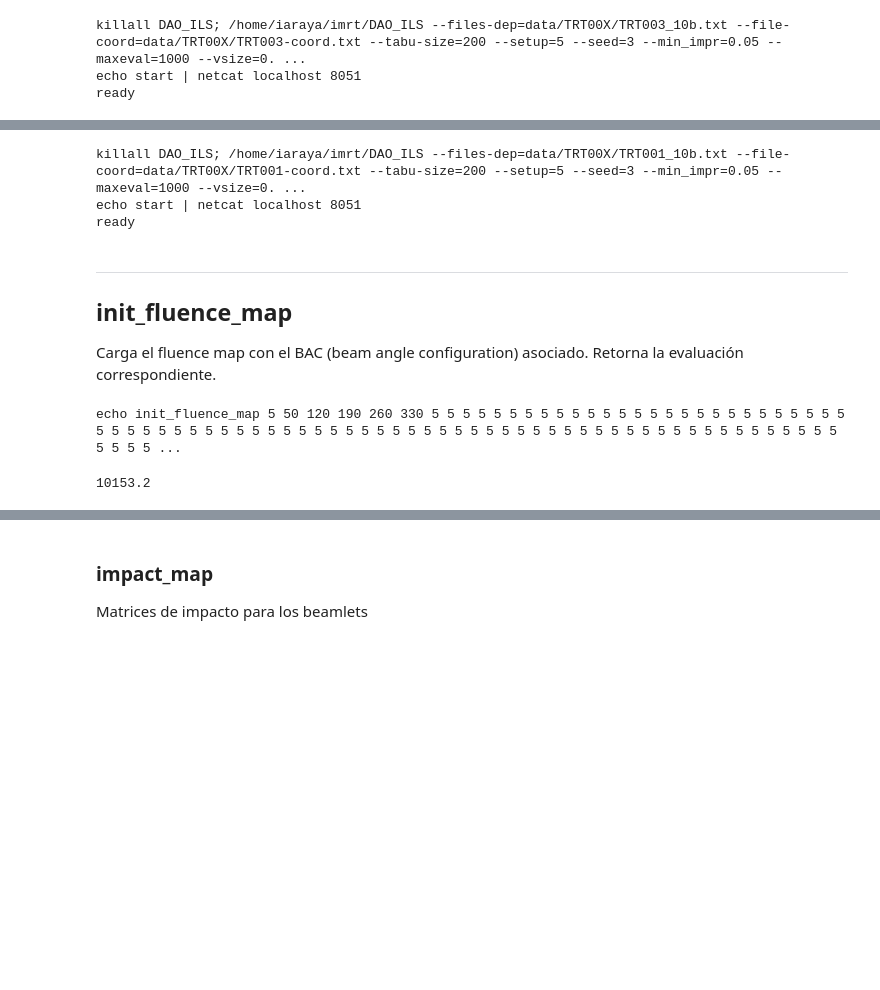
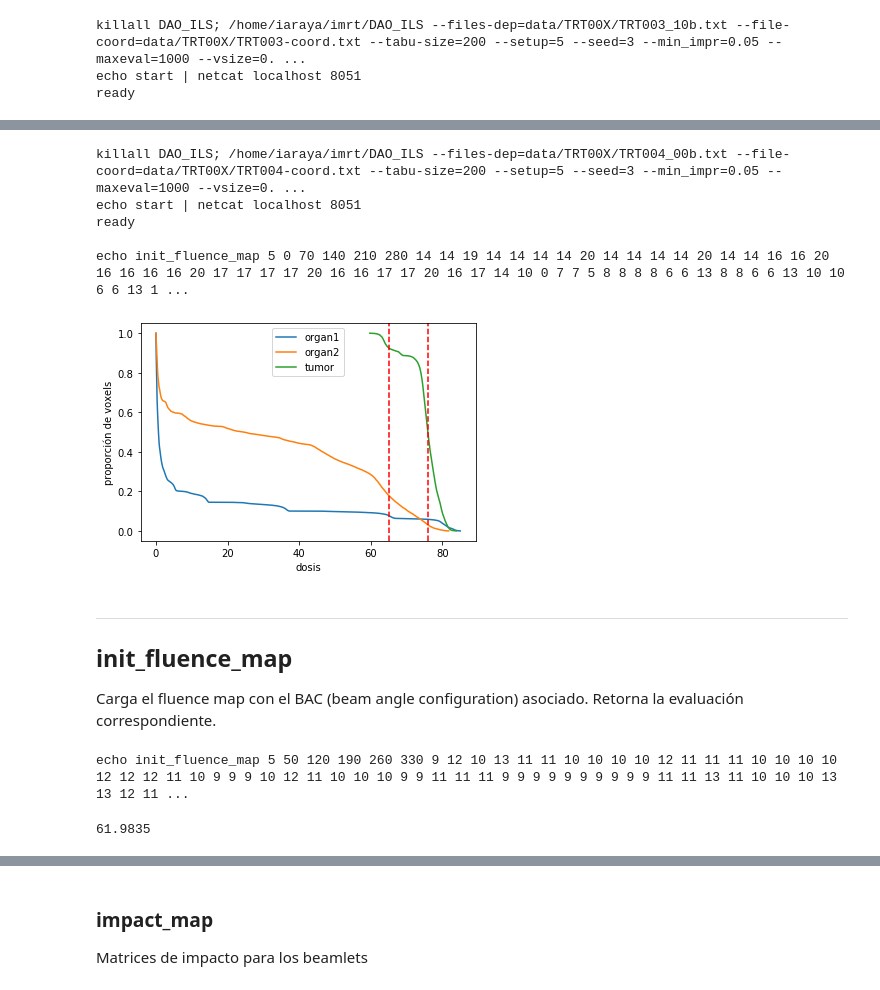
Before and after one commit to rilianx/Research, a Jupyter notebook: imrt_bao/tutorial.ipynb, the cells around one changed output, grey strips where cells are left out. Saved outputs shown, nothing was run; the diff lists cells and outputs as text; code cells hidden in the pictures; blank space fills up the shorter version.

```diff
--- a/imrt_bao/tutorial.ipynb
+++ b/imrt_bao/tutorial.ipynb
@@ -48,9 +84,18 @@ ready
+# %%
+instance = imrt.imrt("/home/iaraya/imrt", ["data/TRT00X/TRT004_00b.txt", "data/TRT00X/TRT004-coord.txt"], ssh, max_voxels=2000000, port=8051, targeted=True)
+instance.init_fluence_map(fluence_map=[14,14,19,14,14,14,14,20,14,14,14,14,20,14,14,16,16,20,16,16,16,16,20,17,17,17,17,20,16,16,17,17,20,16,17,14,10,0,7,7,5,8,8,8,8,6,6,13,8,8,6,6,13,10,10,6,6,13,10,10,8,8,5,5,5,5,10,5,5,8,11,14,10,8,8,12,8,8,8,8,11,11,8,8,8,8,14,8,8,8,8,14,8,8,8,8,14,9,9,8,8,11,11,12,19,16,16,20,15,15,13,13,15,13,13,13,13,16,13,13,13,13,16,15,15,15,15,18,16,16,15,13,20,18,15,13,20,16,13,0,5,5,5,5,5,17,7,7,10,10,17,7,7,10,10,17,10,10,10,10,17,10,10,10,10,14,10,14,10,10,5,0], \
+                          bac=[0, 70, 140, 210, 280])
+dose_vectors = instance.get_dose_vectors()
+imrt.show_dvh(dose_vectors)
+# %% [output]
+killall DAO_ILS; /home/iaraya/imrt/DAO_ILS --files-dep=data/TRT00X/TRT004_00b.txt --file-coord=data/TRT00X/TRT004-coord.txt --tabu-size=200 --setup=5 --seed=3 --min_impr=0.05 --maxeval=1000 --vsize=0. ...
+echo start | netcat localhost 8051
+ready
+
+echo init_fluence_map 5 0 70 140 210 280 14 14 19 14 14 14 14 20 14 14 14 14 20 14 14 16 16 20 16 16 16 16 20 17 17 17 17 20 16 16 17 17 20 16 17 14 10 0 7 7 5 8 8 8 8 6 6 13 8 8 6 6 13 10 10 6 6 13 1 ...
+[figure, added]
 # %%
-instance = imrt.imrt("/home/iaraya/imrt", ["data/TRT00X/TRT001_10b.txt", "data/TRT00X/TRT001-coord.txt"], ssh, max_voxels=2000000, port=8051, targeted=True)
+instance = imrt.imrt("/home/iaraya/imrt", ["data/TRT00X/TRT005_10b.txt", "data/TRT00X/TRT005-coord.txt"], ssh, max_voxels=2000000, port=8051, targeted=True)
-# %% [output]
-killall DAO_ILS; /home/iaraya/imrt/DAO_ILS --files-dep=data/TRT00X/TRT001_10b.txt --file-coord=data/TRT00X/TRT001-coord.txt --tabu-size=200 --setup=5 --seed=3 --min_impr=0.05 --maxeval=1000 --vsize=0. ...
-echo start | netcat localhost 8051
-ready
 # %% [markdown]
 ----
 init_fluence_map
@@ -58,11 +103,11 @@ init_fluence_map
 
 Carga el fluence map con el BAC (beam angle configuration) asociado.
 Retorna la evaluación correspondiente.
-# %%
-instance.init_fluence_map(fluence_map=[5]*331, bac=[50, 120, 190, 260, 330])
-# %% [output]
-echo init_fluence_map 5 50 120 190 260 330 5 5 5 5 5 5 5 5 5 5 5 5 5 5 5 5 5 5 5 5 5 5 5 5 5 5 5 5 5 5 5 5 5 5 5 5 5 5 5 5 5 5 5 5 5 5 5 5 5 5 5 5 5 5 5 5 5 5 5 5 5 5 5 5 5 5 5 5 5 5 5 5 5 5 5 5 5 5 5 ...
-10153.2
+# %%
+instance.init_fluence_map(fluence_map=[9,12,10,13,11,11,10,10,10,10,12,11,11,11,10,10,10,10,12,12,12,11,10,9,9,9,10,12,11,10,10,10,9,9,11,11,11,9,9,9,9,9,9,9,9,9,9,11,11,13,11,10,10,10,13,13,12,11,11,12,12,13,13,13,13,13,13,0,5,5,9,5,9,8,8,8,5,0,9,8,8,8,7,7,5,5,8,8,9,9,8,8,8,8,5,9,9,9,8,8,8,8,5,7,8,9,9,9,9,0,5,9,9,9,9,8,9,9,9,9,9,7,7,7,9,6,6,5,9,5,13,12,11,10,13,12,12,10,13,13,12,12,12,13,13,13,13,12,12,12,13,13,12,12,12,11,11,11,13,11,11,11,11,11,9,9,10,12,10,10,10,10,10,9,13,13,12,12,11,11,10,10,13,12,12,12,12,11,11,10,11,11,11,13,13,10,10,10,10,13,11,11,11,2,2,10,0,8,10,10,2,2,12,12,13,0,11,13,13,13,8,8,12,13,13,13,12,10,13,13,13,13,13,11,10,12,12,12,13,13,12,8,8,11,11,11,12,13,10,0,11,11,11,11,13,8,13,10,10,0,0,0,12,12,12,12,12,12,12,11,11,11,11,12,9,9,9,12,11,9,9,9,11,11,8,8,8,9,9,9,12,12,8,9,9,9,10,11,12,10,9,10,10,10,12,11,10,9,11,11,11,12,12,11,10,10,10,10,11,11,12,11,11,11,11,11,11,11,11,12,12,10,12,9,9], bac=[50, 120, 190, 260, 330])
+# %% [output]
+echo init_fluence_map 5 50 120 190 260 330 9 12 10 13 11 11 10 10 10 10 12 11 11 11 10 10 10 10 12 12 12 11 10 9 9 9 10 12 11 10 10 10 9 9 11 11 11 9 9 9 9 9 9 9 9 9 9 11 11 13 11 10 10 10 13 13 12 11 ...
+61.9835
 # %%
 instance.local_search(type="beam_intensity",maxeval=5000)
 # %% [output]
```
Also changed, not shown: parts of 7 cells of this notebook, 3 other files.
